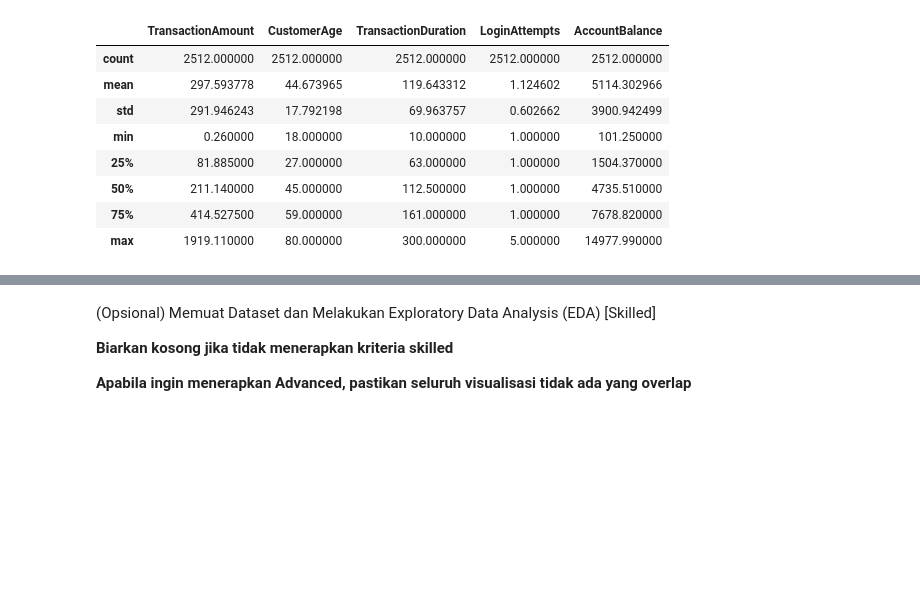
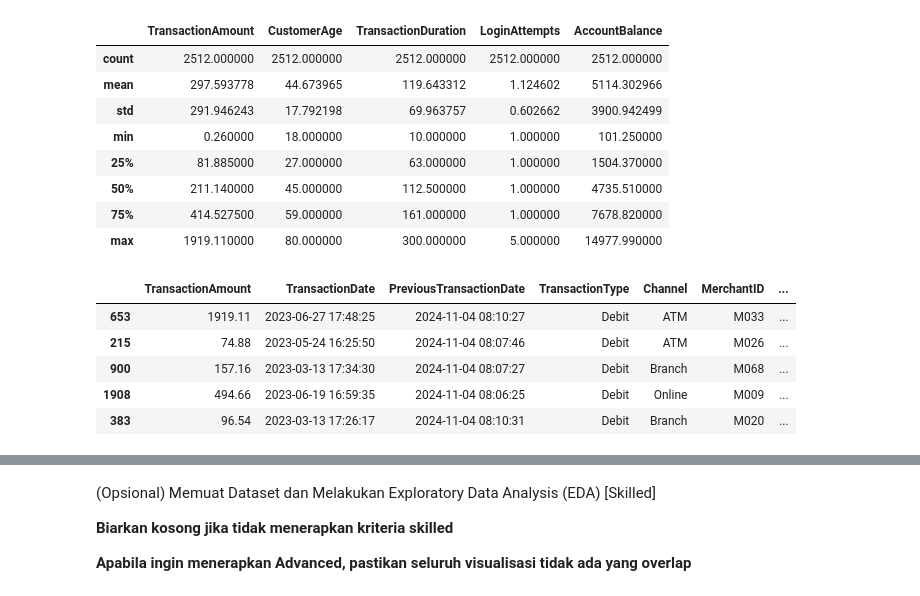
Before and after one commit to TurmaeUrsorum/porto-bank-transaction-cluster, a Jupyter notebook: porto-bank-transaction-cluster/notebooks/[Clustering]_Submission_Akhir_BMLP_Your_Name.ipynb, the cells around one changed output, grey strips where cells are left out. Saved outputs shown, nothing was run; the diff lists cells and outputs as text; code cells hidden in the pictures; blank space fills up the shorter version.

```diff
--- a/porto-bank-transaction-cluster/notebooks/[Clustering]_Submission_Akhir_BMLP_Your_Name.ipynb
+++ b/porto-bank-transaction-cluster/notebooks/[Clustering]_Submission_Akhir_BMLP_Your_Name.ipynb
@@ -110,3 +110,28 @@ df.describe()
 | 50% | 211.140000 | 45.000000 | 112.500000 | 1.000000 | 4735.510000 |
 | 75% | 414.527500 | 59.000000 | 161.000000 | 1.000000 | 7678.820000 |
 | max | 1919.110000 | 80.000000 | 300.000000 | 5.000000 | 14977.990000 |
+# %%
+df_main_features = df[
+    [
+    "TransactionAmount",
+    "TransactionDate",
+    "PreviousTransactionDate",
+    "TransactionType",
+    "Channel",
+    "MerchantID",
+    "Location",
+    "AccountBalance",
+    "CustomerAge",
+    "CustomerOccupation",
+    "TransactionDuration"
+]
+]
+# %%
+df_main_features.sample(5)
+# %% [output]
+|  | TransactionAmount | TransactionDate | PreviousTransactionDate | TransactionType | Channel | MerchantID | ... |
+| 653 | 1919.11 | 2023-06-27 17:48:25 | 2024-11-04 08:10:27 | Debit | ATM | M033 | ... |
+| 215 | 74.88 | 2023-05-24 16:25:50 | 2024-11-04 08:07:46 | Debit | ATM | M026 | ... |
+| 900 | 157.16 | 2023-03-13 17:34:30 | 2024-11-04 08:07:27 | Debit | Branch | M068 | ... |
+| 1908 | 494.66 | 2023-06-19 16:59:35 | 2024-11-04 08:06:25 | Debit | Online | M009 | ... |
+| 383 | 96.54 | 2023-03-13 17:26:17 | 2024-11-04 08:10:31 | Debit | Branch | M020 | ... |
```
Also changed, not shown: parts of 6 cells of this notebook.
